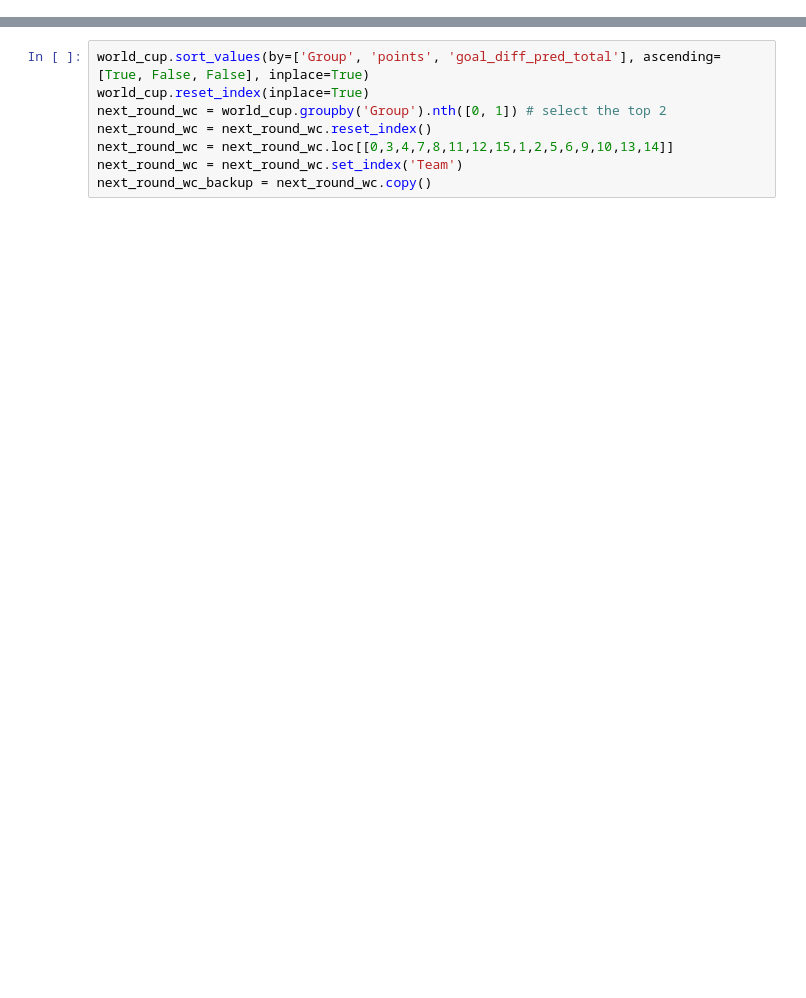
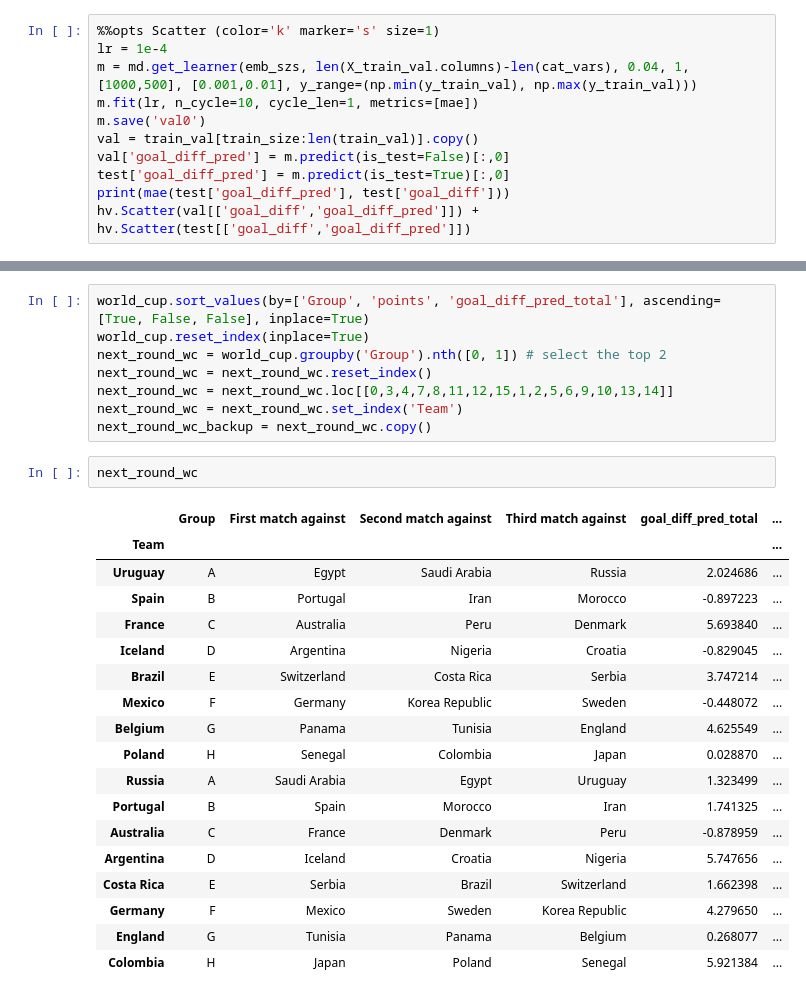
Before and after one commit to terry-li-hm/world_cup, a Jupyter notebook: fastai/fastai.ipynb, the cells around one changed output, grey strips where cells are left out. Drawn from its saved outputs; the diff is of its cells as text; blank space fills up the shorter version.

```diff
--- a/fastai/fastai.ipynb
+++ b/fastai/fastai.ipynb
@@ -126 +162,12 @@ epoch      trn_loss   val_loss   mae
 [interactive output not drawn]
+# %%
+%%opts Scatter (color='k' marker='s' size=1)
+lr = 1e-4
+m = md.get_learner(emb_szs, len(X_train_val.columns)-len(cat_vars), 0.04, 1, [1000,500], [0.001,0.01], y_range=(np.min(y_train_val), np.max(y_train_val)))
+m.fit(lr, n_cycle=10, cycle_len=1, metrics=[mae])
+m.save('val0')
+val = train_val[train_size:len(train_val)].copy()
+val['goal_diff_pred'] = m.predict(is_test=False)[:,0]
+test['goal_diff_pred'] = m.predict(is_test=True)[:,0]
+print(mae(test['goal_diff_pred'], test['goal_diff']))
+hv.Scatter(val[['goal_diff','goal_diff_pred']]) + hv.Scatter(test[['goal_diff','goal_diff_pred']])
@@ -210,3 +273,24 @@ next_round_wc = next_round_wc.reset_index()
 next_round_wc = next_round_wc.loc[[0,3,4,7,8,11,12,15,1,2,5,6,9,10,13,14]]
 next_round_wc = next_round_wc.set_index('Team')
 next_round_wc_backup = next_round_wc.copy()
+# %%
+next_round_wc
+# %% [output]
+|  | Group | First match against | Second match against | Third match against | goal_diff_pred_total | ... |
+| Team |  |  |  |  |  | ... |
+| Uruguay | A | Egypt | Saudi Arabia | Russia | 2.024686 | ... |
+| Spain | B | Portugal | Iran | Morocco | -0.897223 | ... |
+| France | C | Australia | Peru | Denmark | 5.693840 | ... |
+| Iceland | D | Argentina | Nigeria | Croatia | -0.829045 | ... |
+| Brazil | E | Switzerland | Costa Rica | Serbia | 3.747214 | ... |
+| Mexico | F | Germany | Korea Republic | Sweden | -0.448072 | ... |
+| Belgium | G | Panama | Tunisia | England | 4.625549 | ... |
+| Poland | H | Senegal | Colombia | Japan | 0.028870 | ... |
+| Russia | A | Saudi Arabia | Egypt | Uruguay | 1.323499 | ... |
+| Portugal | B | Spain | Morocco | Iran | 1.741325 | ... |
+| Australia | C | France | Denmark | Peru | -0.878959 | ... |
+| Argentina | D | Iceland | Croatia | Nigeria | 5.747656 | ... |
+| Costa Rica | E | Serbia | Brazil | Switzerland | 1.662398 | ... |
+| Germany | F | Mexico | Sweden | Korea Republic | 4.279650 | ... |
+| England | G | Tunisia | Panama | Belgium | 0.268077 | ... |
+| Colombia | H | Japan | Poland | Senegal | 5.921384 | ... |
```
Also changed, not shown: parts of 7 cells of this notebook, 2 other files.
